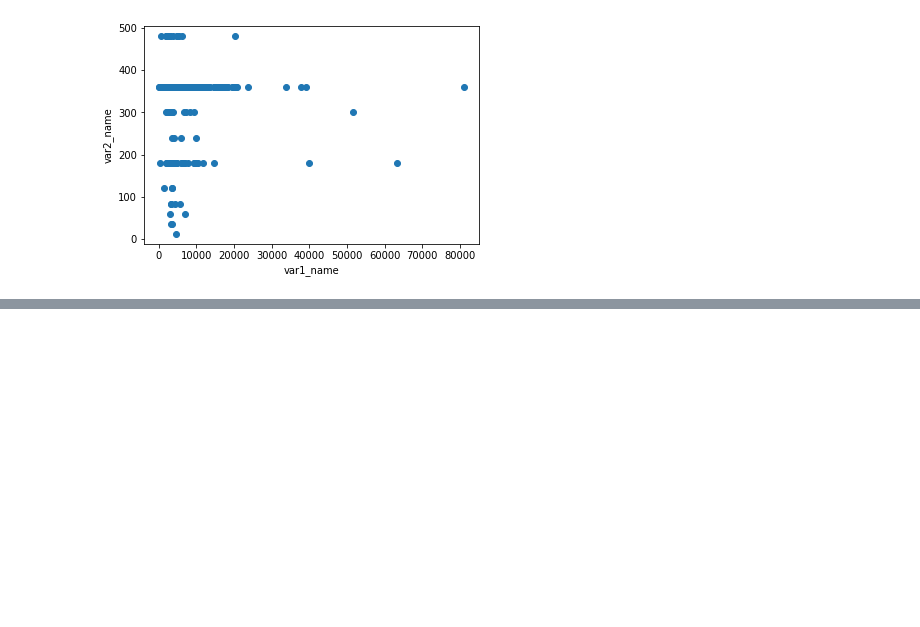
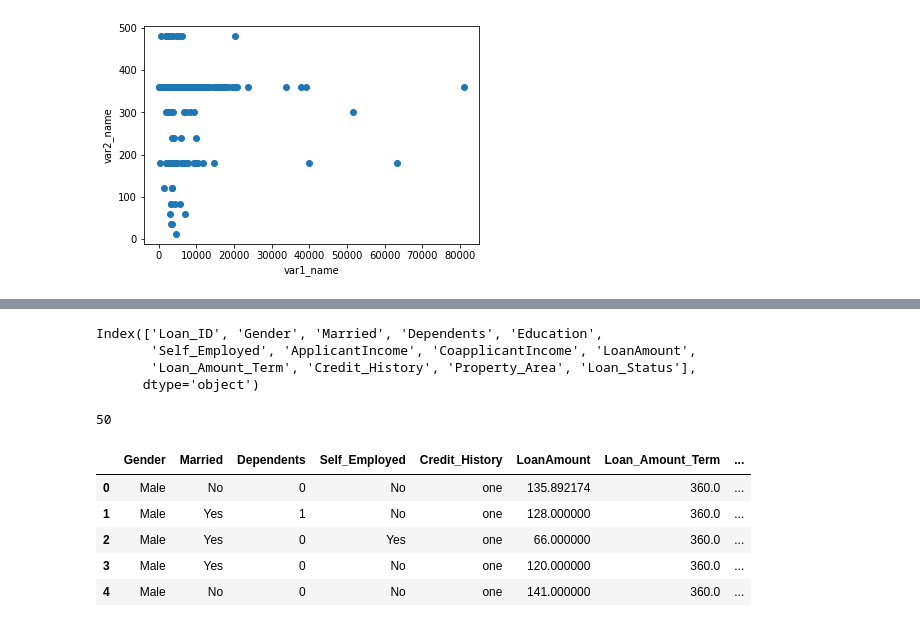
Before and after one commit to NabilBis/Loan-Prediction, a Jupyter notebook: Loan Prediction.ipynb, the cells around one changed output, grey strips where cells are left out. Cells and saved outputs as stored; diff of their text form; code cells hidden in the pictures; blank space fills up the shorter version.

```diff
--- a/Loan Prediction.ipynb
+++ b/Loan Prediction.ipynb
@@ -964,0 +972,22 @@ from sklearn.linear_model import LinearRegression
+# %%
+data.columns
+# %% [output]
+Index(['Loan_ID', 'Gender', 'Married', 'Dependents', 'Education',
+       'Self_Employed', 'ApplicantIncome', 'CoapplicantIncome', 'LoanAmount',
+       'Loan_Amount_Term', 'Credit_History', 'Property_Area', 'Loan_Status'],
+      dtype='object')
+# %%
+data.Credit_History.isnull().sum()
+# %% [output]
+50
+# %%
+null_data = pd.read_csv('/Users/macos/Desktop/home/πthon/classification_problems/Null_data/Null_removed.csv')
+# %%
+null_data.head()
+# %% [output]
+|  | Gender | Married | Dependents | Self_Employed | Credit_History | LoanAmount | Loan_Amount_Term | ... |
+| 0 | Male | No | 0 | No | one | 135.892174 | 360.0 | ... |
+| 1 | Male | Yes | 1 | No | one | 128.000000 | 360.0 | ... |
+| 2 | Male | Yes | 0 | Yes | one | 66.000000 | 360.0 | ... |
+| 3 | Male | Yes | 0 | No | one | 120.000000 | 360.0 | ... |
+| 4 | Male | No | 0 | No | one | 141.000000 | 360.0 | ... |
```
Also changed, not shown: parts of 31 cells of this notebook.
